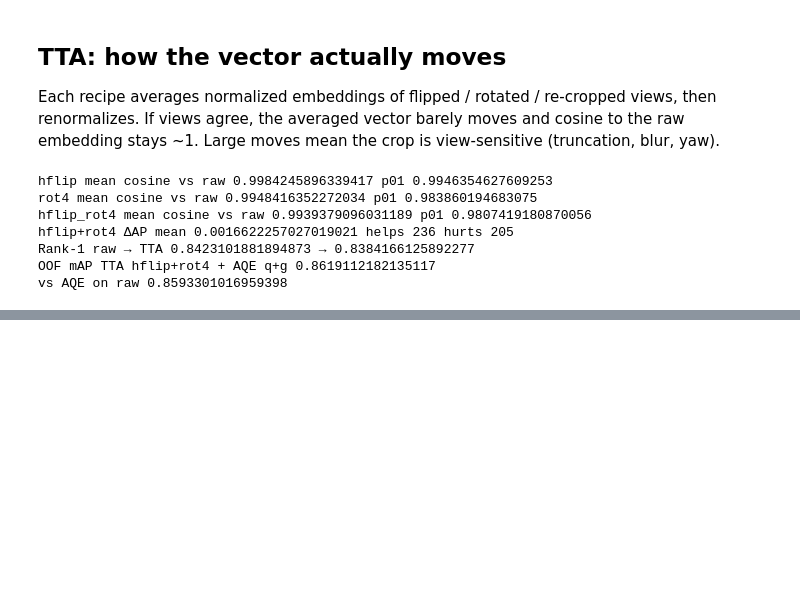
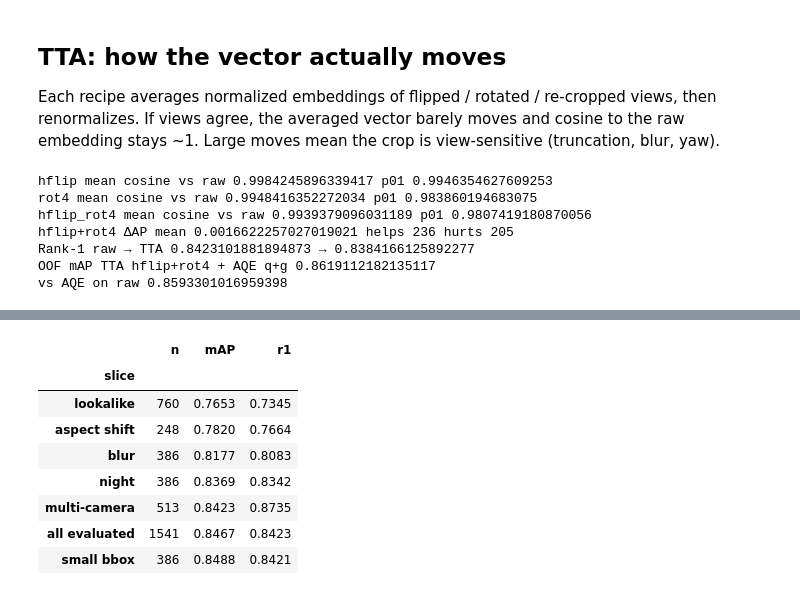
Before and after one commit to l1ghtsource/Vehicle-ReID, a Jupyter notebook: notebooks/eva02/oof_analysis.ipynb, the cells around one changed output, grey strips where cells are left out. Cells and saved outputs as stored; diff of their text form; code cells hidden in the pictures; blank space fills up the shorter version.

```diff
--- a/notebooks/eva02/oof_analysis.ipynb
+++ b/notebooks/eva02/oof_analysis.ipynb
@@ -750,0 +840,83 @@ vs AQE on raw 0.8593301016959398
+# %%
+def crop_quality(frame):
+    area = bbox_area(frame.w.to_numpy(), frame.h.to_numpy())
+    bright, sharp = [], []
+    for row in frame.itertuples(index=False):
+        path = image_path(IMAGES, row.image_id)
+        with Image.open(path) as im:
+            rgb = np.asarray(crop_bbox(im.convert("RGB"), [row.x, row.y, row.w, row.h], 0))
+        bright.append(brightness(rgb))
+        sharp.append(sharpness(rgb))
+    return area, np.asarray(bright), np.asarray(sharp)
+
+
+slice_rows = []
+look_gap = []
+for fold, pack in FOLDS.items():
+    q = pack["query"]
+    g = pack["gallery"]
+    dist = 1.0 - pack["qe"] @ pack["ge"].T
+    qrows = query_retrieval_rows(dist, **metric_args(pack))
+    ap = np.array([row["ap"] if row["evaluated"] else np.nan for row in qrows])
+    r1 = np.array([row["Rank-1"] if row["evaluated"] else np.nan for row in qrows])
+    area, bright, sharp = crop_quality(q)
+    oof = pd.concat([q, g], ignore_index=True)
+    cams = identity_n_cameras(oof.vehicle_id, oof.camera_id)
+    sim = similarities(pack["qe"], pack["ge"])
+    q_aspect = q.w.to_numpy() / np.clip(q.h.to_numpy(), 1e-6, None)
+    g_aspect = g.w.to_numpy() / np.clip(g.h.to_numpy(), 1e-6, None)
+    gids = g.vehicle_id.to_numpy()
+    aspect = []
+    for i, qid in enumerate(q.vehicle_id.to_numpy()):
+        same = gids == qid
+        if not same.any():
+            aspect.append(False)
+            continue
+        med = float(np.median(g_aspect[same]))
+        ratio = max(q_aspect[i] / med, med / max(q_aspect[i], 1e-6)) if med > 0 else 1.0
+        aspect.append(ratio >= 1.5)
+    masks = {
+        "all evaluated": np.isfinite(ap),
+        "small bbox": percentile_mask(area, 25, "low"),
+        "night": percentile_mask(bright, 25, "low"),
+        "blur": percentile_mask(sharp, 25, "low"),
+        "multi-camera": multi_camera_mask(q.vehicle_id, cams, min_cameras=3),
+        "aspect shift": np.asarray(aspect),
+        "lookalike": lookalike_mask(sim, q.vehicle_id.to_numpy(), gids, 0.55),
+    }
+    for name, mask in masks.items():
+        use = mask & np.isfinite(ap)
+        if use.sum() < 8:
+            continue
+        slice_rows.append(
+            {
+                "fold": fold,
+                "slice": name,
+                "n": int(use.sum()),
+                "mAP": float(np.mean(ap[use])),
+                "Rank-1": float(np.mean(r1[use])),
+            }
+        )
+    look_gap.append(float(np.mean(r1[masks["lookalike"] & np.isfinite(r1)])))
+
+slices = pd.DataFrame(slice_rows)
+agg = slices.groupby("slice").agg(n=("n", "sum"), mAP=("mAP", "mean"), r1=("Rank-1", "mean"))
+display(agg.sort_values("mAP"))
+fig, ax = plt.subplots()
+order = agg.sort_values("mAP")
+ax.barh(order.index.astype(str), order["mAP"], color="#3b6ea5")
+ax.set_xlabel("mean fold mAP")
+ax.set_title("OOF difficulty slices")
+fig.savefig(OOF_FIG / "difficulty_slices.png", dpi=140, bbox_inches="tight")
+plt.close(fig)
+print("lookalike Rank-1 mean over folds", float(np.mean(look_gap)))
+# %% [output]
+|  | n | mAP | r1 |
+| slice |  |  |  |
+| lookalike | 760 | 0.7653 | 0.7345 |
+| aspect shift | 248 | 0.7820 | 0.7664 |
+| blur | 386 | 0.8177 | 0.8083 |
+| night | 386 | 0.8369 | 0.8342 |
+| multi-camera | 513 | 0.8423 | 0.8735 |
+| all evaluated | 1541 | 0.8467 | 0.8423 |
+| small bbox | 386 | 0.8488 | 0.8421 |
```
Also changed, not shown: parts of 9 cells of this notebook, 1 other file.
